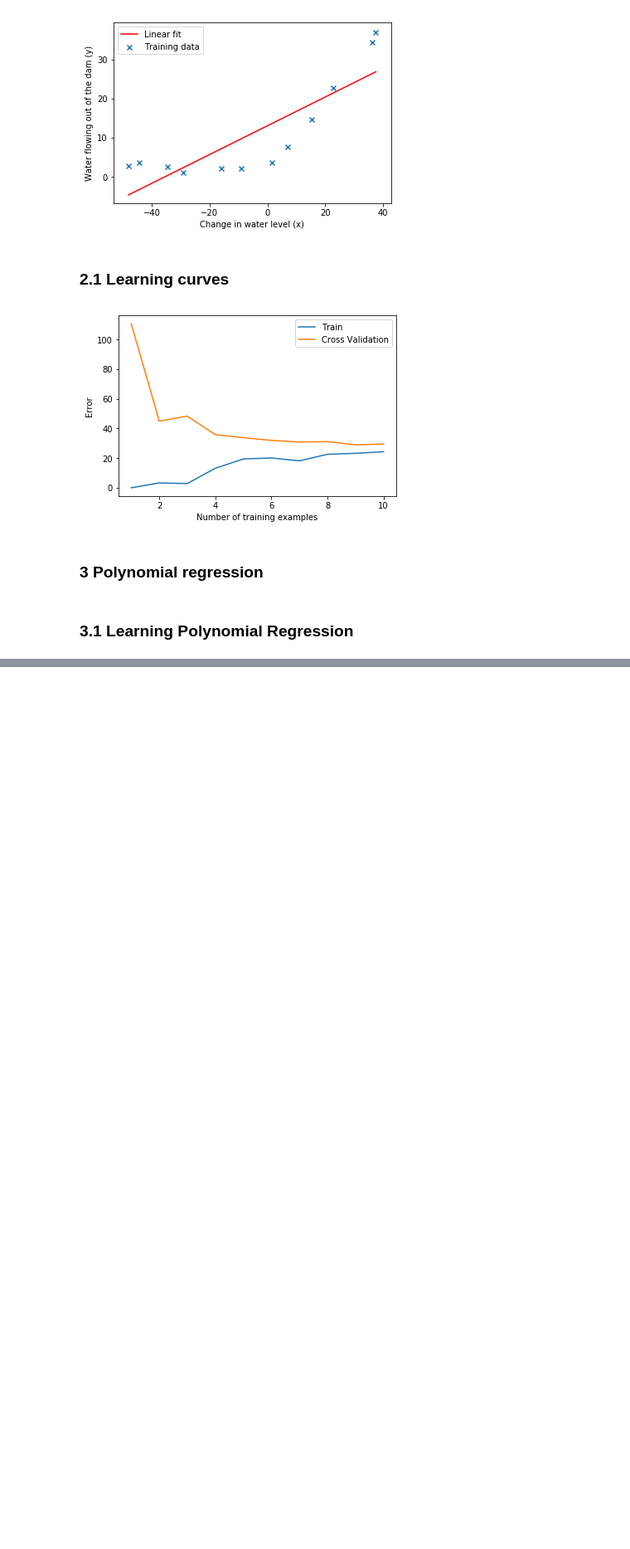
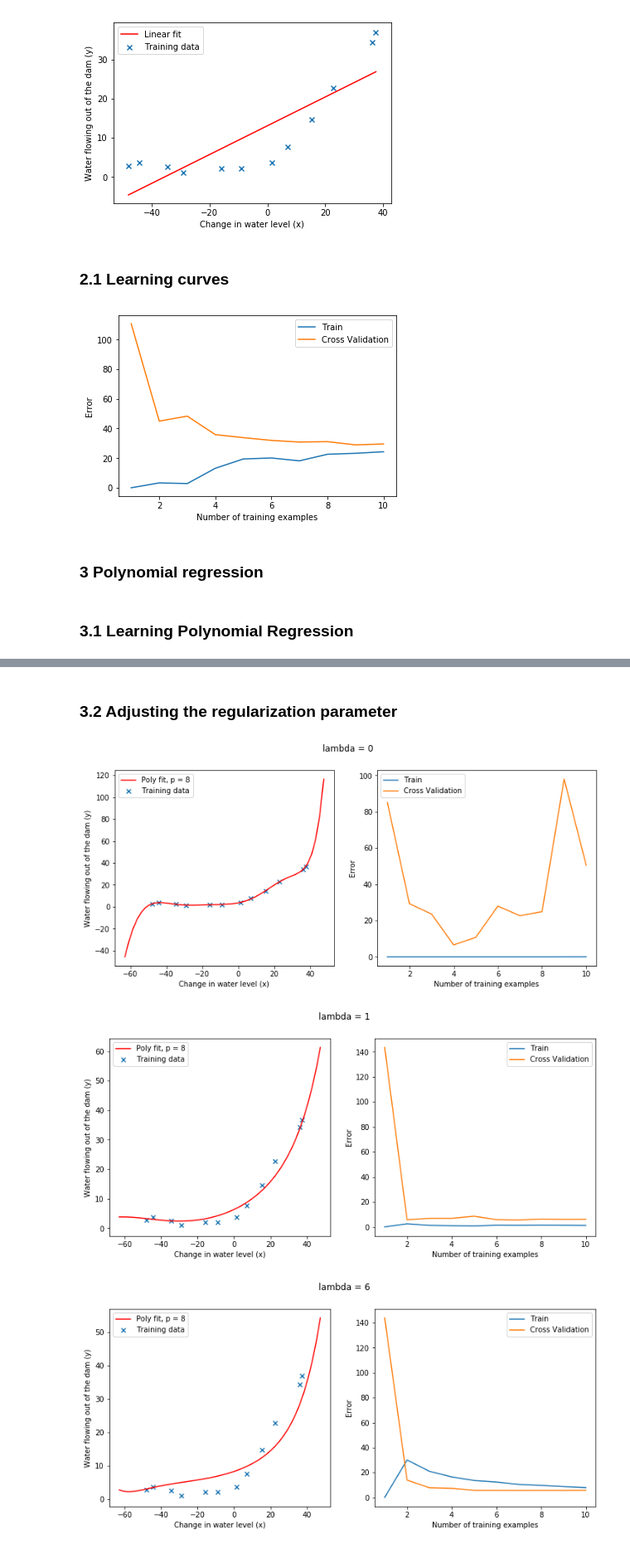
Before and after one commit to CNRio/Machine-Learning-Andrew-Ng, a Jupyter notebook: HW5 - Regularized Linear Regression and Bias vs Variance/ex5.ipynb, the cells around one changed output, grey strips where cells are left out. Shown: that part at 83% size. Saved outputs shown, nothing was run; the diff lists cells and outputs as text; code cells hidden in the pictures; blank space fills up the shorter version.

```diff
--- a/HW5 - Regularized Linear Regression and Bias vs Variance/ex5.ipynb
+++ b/HW5 - Regularized Linear Regression and Bias vs Variance/ex5.ipynb
@@ -171,0 +194,17 @@ plot_fit(np.min(X), np.max(X), mu, sigma, theta_poly, p)
+# %% [markdown]
+### 3.2 Adjusting the regularization parameter
+# %%
+lambs = [0,1,6,100]
+for i in range(len(lambs)):
+    lamb = lambs[i]
+    theta_poly = train_linear_reg(X_poly, y, lamb)
+    error_train_poly, error_val_poly = learning_curve(X_poly, y, X_poly_val, yval, lamb)
+
+    fig, ax = plt.subplots(1,2, figsize=(12, 5))
+    fig.suptitle('lambda = {}'.format(lamb))
+    plot_fit(np.min(X), np.max(X), p, theta=theta_poly, axes=ax[0])
+    plot_learning_curve(error_train_poly[1:], error_val_poly[1:], axes=ax[1])
+# %% [output]
+[figure, added]
+[figure, added]
+[figure, added]
```
Also changed, not shown: parts of 19 cells of this notebook.
